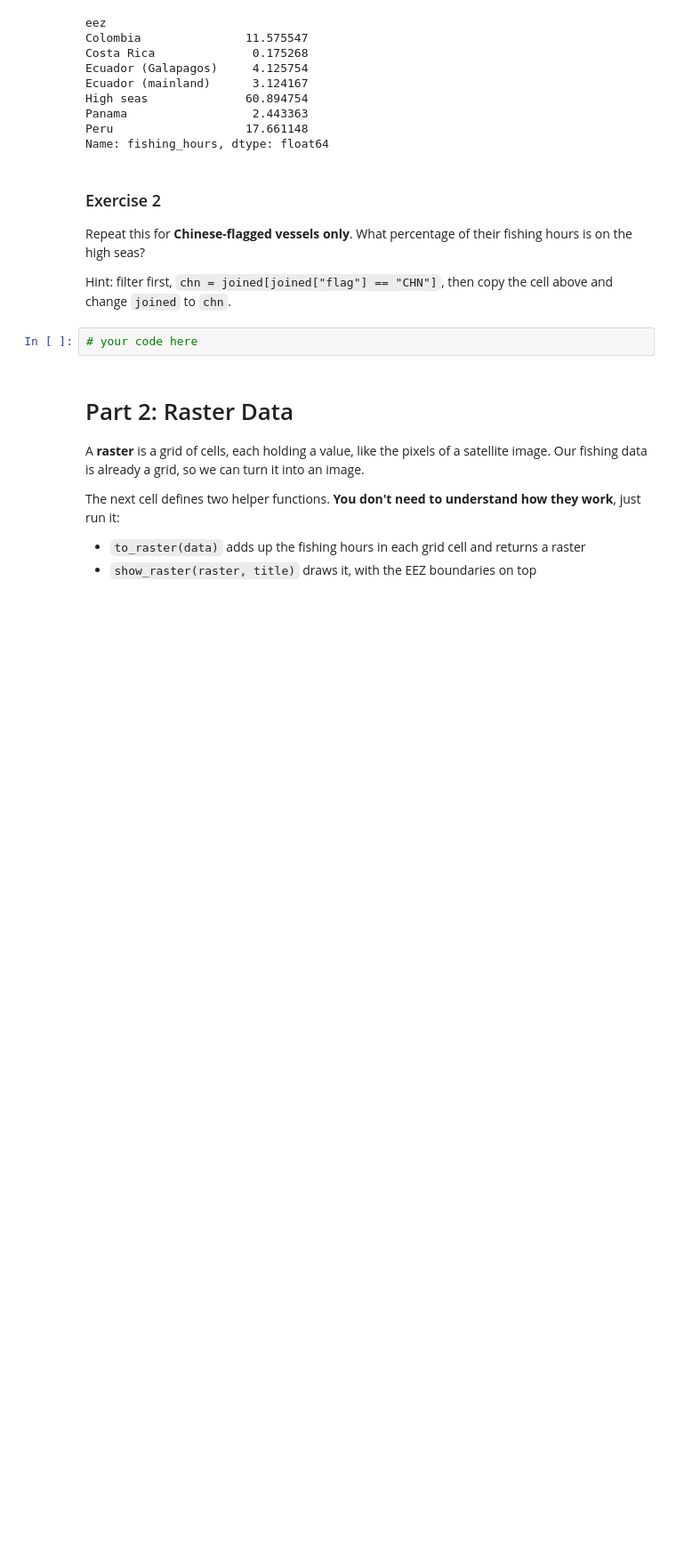
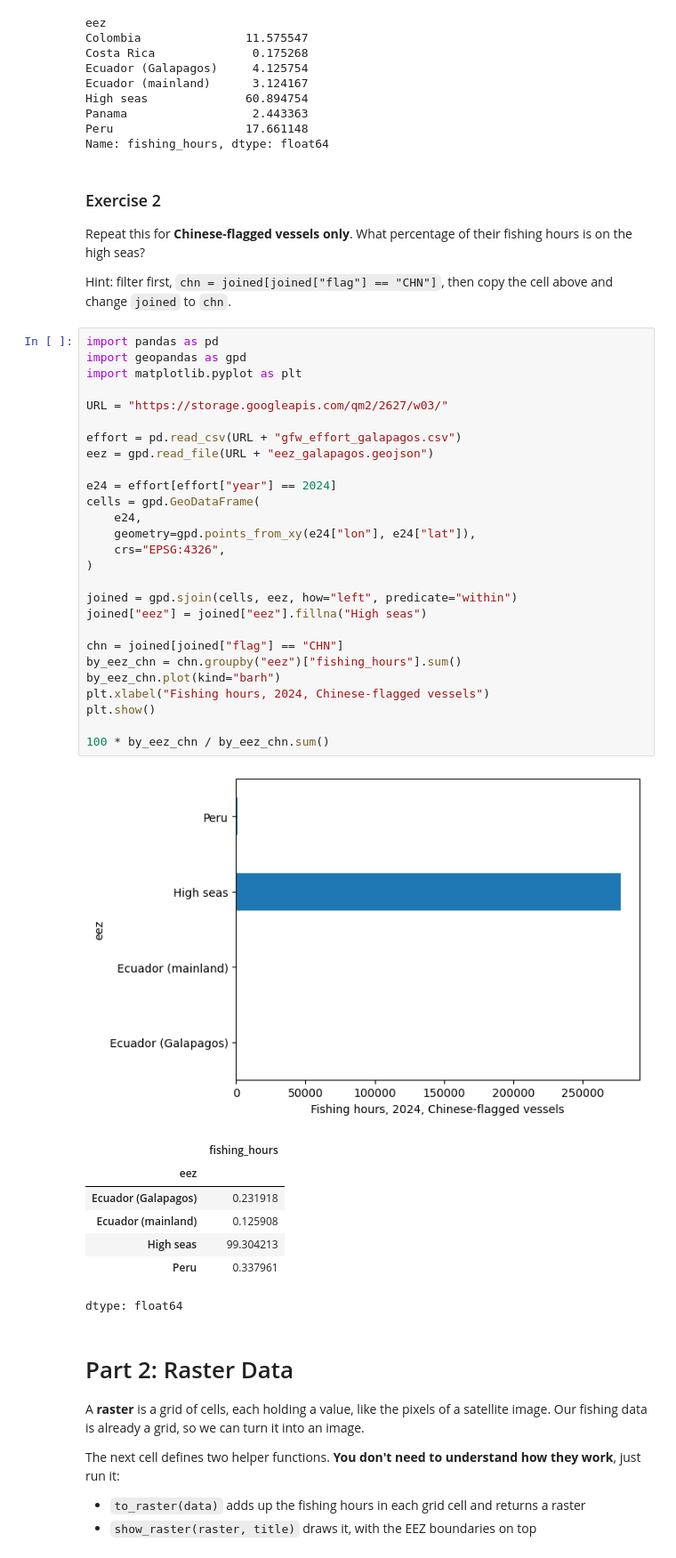
Before and after one commit to yichangxu29-ai/qm2, a Jupyter notebook: notebooks/W03. Spatial Data.ipynb, the cells around one changed output. Shown at 89% size. Cells and saved outputs as stored; diff of their text form; blank space fills up the shorter version.

```diff
--- a/notebooks/W03. Spatial Data.ipynb
+++ b/notebooks/W03. Spatial Data.ipynb
@@ -146,7 +171,41 @@ Repeat this for **Chinese-flagged vessels only**. What percentage of their fishi
 
 Hint: filter first, `chn = joined[joined["flag"] == "CHN"]`, then copy the cell above and change `joined` to `chn`.
 # %%
-# your code here
+import pandas as pd
+import geopandas as gpd
+import matplotlib.pyplot as plt
+
+URL = "https://storage.googleapis.com/qm2/2627/w03/"
+
+effort = pd.read_csv(URL + "gfw_effort_galapagos.csv")
+eez = gpd.read_file(URL + "eez_galapagos.geojson")
+
+e24 = effort[effort["year"] == 2024]
+cells = gpd.GeoDataFrame(
+    e24,
+    geometry=gpd.points_from_xy(e24["lon"], e24["lat"]),
+    crs="EPSG:4326",
+)
+
+joined = gpd.sjoin(cells, eez, how="left", predicate="within")
+joined["eez"] = joined["eez"].fillna("High seas")
+
+chn = joined[joined["flag"] == "CHN"]
+by_eez_chn = chn.groupby("eez")["fishing_hours"].sum()
+by_eez_chn.plot(kind="barh")
+plt.xlabel("Fishing hours, 2024, Chinese-flagged vessels")
+plt.show()
+
+100 * by_eez_chn / by_eez_chn.sum()
+# %% [output]
+[figure, added]
+|  | fishing_hours |
+| eez |  |
+| Ecuador (Galapagos) | 0.231918 |
+| Ecuador (mainland) | 0.125908 |
+| High seas | 99.304213 |
+| Peru | 0.337961 |
+dtype: float64
 # %% [markdown]
 # Part 2: Raster Data
 
```
Also changed, not shown: parts of 7 cells of this notebook.
